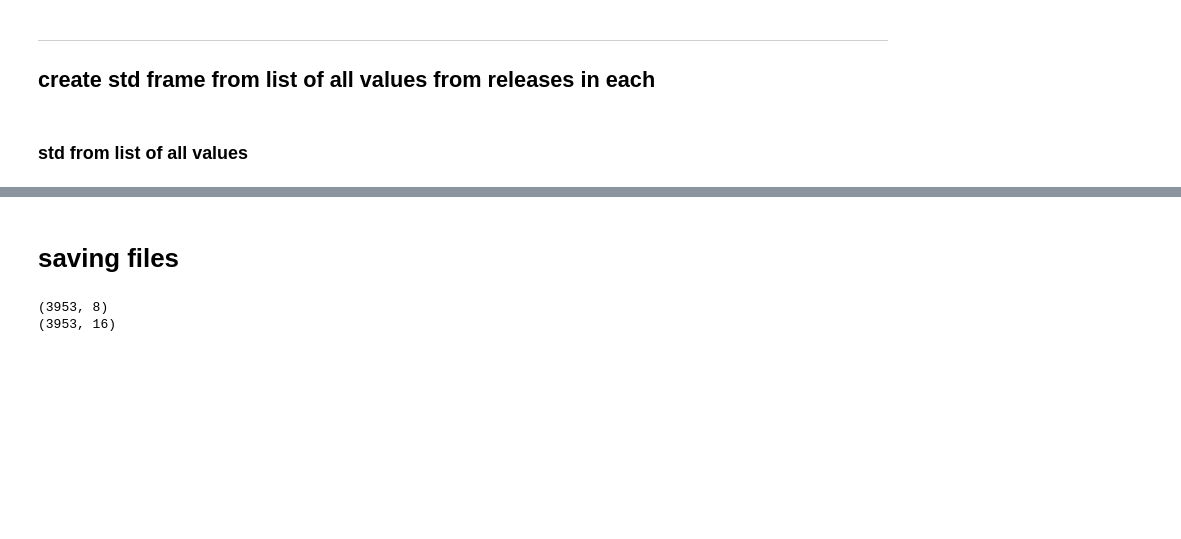
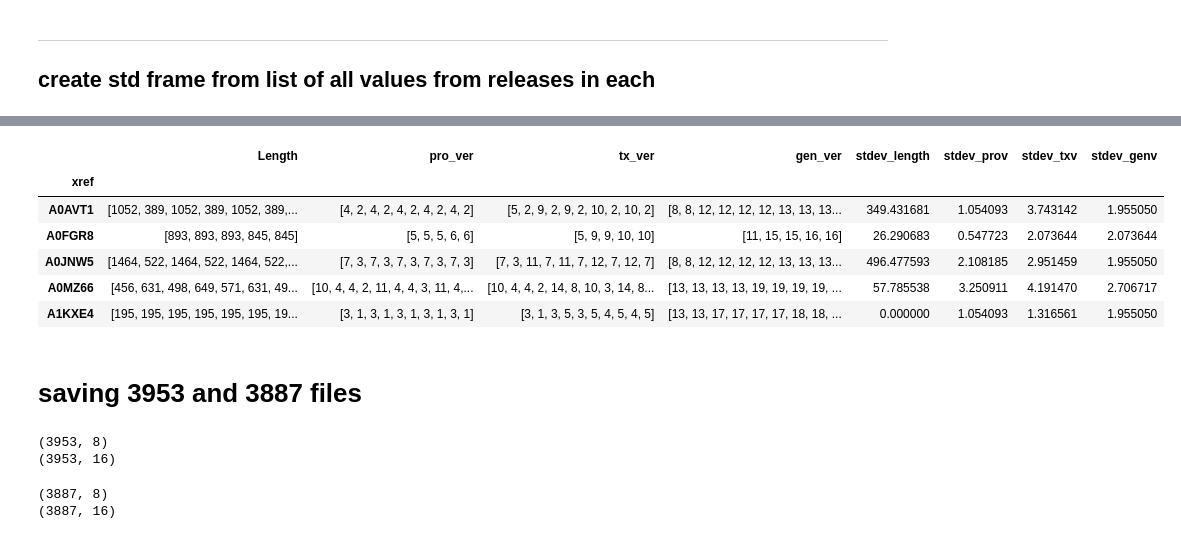
Before and after one commit to Mfpfox/MAPPING, a Jupyter notebook: E19_11_18_calc_multimapping.ipynb, the cells around one changed output, grey strips where cells are left out. Saved outputs shown, nothing was run; the diff lists cells and outputs as text; code cells hidden in the pictures; blank space fills up the shorter version.

```diff
--- a/E19_11_18_calc_multimapping.ipynb
+++ b/E19_11_18_calc_multimapping.ipynb
@@ -313,6 +316,12 @@ v92 = pd.read_csv("v92_fasta_merge_xref_3953IDs_10395.csv")
 v94 = pd.read_csv("v94_fasta_merge_xref_3953IDs_10612.csv")
 v96 = pd.read_csv("v96_fasta_merge_xref_3953IDs_10663.csv")
 v97 = pd.read_csv("v97_fasta_merge_xref_3953IDs_10564.csv")
+# %%
+v85share = pd.read_csv("v85_fasta_merge_xref_8861IDs_3887.csv")
+v92share = pd.read_csv("v92_fasta_merge_xref_8861IDs_3887.csv")
+v94share = pd.read_csv("v94_fasta_merge_xref_8861IDs_3887.csv")
+v96share = pd.read_csv("v96_fasta_merge_xref_8861IDs_3887.csv")
+v97share = pd.read_csv("v97_fasta_merge_xref_8861IDs_3887.csv")
 # %%
 all_3953 = pd.concat([v85,v92, v94, v96, v97])
 describeMe(all_3953)
@@ -335,3 +344,6 @@ pro_ver         0
 tx_ver          0
 gen_ver         0
 dtype: int64
+# %%
+share_3887 = pd.concat([v85share,v92share, v94share, v96share, v97share])
+describeMe(share_3887)
@@ -414,2 +498,0 @@ list_columns = pd.concat([Length_all_3953, prov_all_3953, txv_all_3953, genv_all
-# %% [markdown]
-### std from list of all values
@@ -429,8 +506,31 @@ list_columns.head(5)
 | A0JNW5 | [1464, 522, 1114, 1464, 522, 1464... | [7, 3, 2, 7, 3, 7, 3, 7, 3, 7, 3] | [7, 3, 2, 11, 7, 11, 7, 12, 7, 12... | [8, 8, 8, 12, 12, 12, 12, 13, 13,... | 472.410838 | 2.195036 | 3.400535 | 2.148996 |
 | A0MZ66 | [456, 631, 498, 649, 571, 631, 49... | [10, 4, 4, 2, 11, 4, 4, 3, 1, 11,... | [10, 4, 4, 2, 14, 8, 10, 3, 4, 14... | [13, 13, 13, 13, 19, 19, 19, 19, ... | 66.535977 | 3.396503 | 4.116950 | 2.518051 |
 | A1KXE4 | [195, 195, 195, 195, 195, 195, 19... | [3, 1, 3, 1, 3, 1, 3, 1, 3, 1] | [3, 1, 3, 5, 3, 5, 4, 5, 4, 5] | [13, 13, 17, 17, 17, 17, 18, 18, ... | 0.000000 | 1.054093 | 1.316561 | 1.955050 |
+# %%
+# version 3887
+Length_share_3887 = share_3887.groupby('xref')['Length'].apply(list)
+prov_share_3887 = share_3887.groupby('xref')['pro_ver'].apply(list)
+txv_share_3887 = share_3887.groupby('xref')['tx_ver'].apply(list)
+genv_share_3887 = share_3887.groupby('xref')['gen_ver'].apply(list)
+# concat
+list_columns2 = pd.concat([Length_share_3887, prov_share_3887, txv_share_3887, genv_share_3887], axis=1)
+# creating column for number of ENSP ids
+list_columns2['stdev_length'] = list_columns2['Length'].apply(lambda x: stdev(x))
+list_columns2['stdev_prov'] = list_columns2['pro_ver'].apply(lambda x: stdev(x))
+list_columns2['stdev_txv'] = list_columns2['tx_ver'].apply(lambda x: stdev(x))
+list_columns2['stdev_genv'] = list_columns2['gen_ver'].apply(lambda x: stdev(x))
+# %%
+list_columns2.head(5)
+# %% [output]
+|  | Length | pro_ver | tx_ver | gen_ver | stdev_length | stdev_prov | stdev_txv | stdev_genv |
+| xref |  |  |  |  |  |  |  |  |
+| A0AVT1 | [1052, 389, 1052, 389, 1052, 389,... | [4, 2, 4, 2, 4, 2, 4, 2, 4, 2] | [5, 2, 9, 2, 9, 2, 10, 2, 10, 2] | [8, 8, 12, 12, 12, 12, 13, 13, 13... | 349.431681 | 1.054093 | 3.743142 | 1.955050 |
+| A0FGR8 | [893, 893, 893, 845, 845] | [5, 5, 5, 6, 6] | [5, 9, 9, 10, 10] | [11, 15, 15, 16, 16] | 26.290683 | 0.547723 | 2.073644 | 2.073644 |
+| A0JNW5 | [1464, 522, 1464, 522, 1464, 522,... | [7, 3, 7, 3, 7, 3, 7, 3, 7, 3] | [7, 3, 11, 7, 11, 7, 12, 7, 12, 7] | [8, 8, 12, 12, 12, 12, 13, 13, 13... | 496.477593 | 2.108185 | 2.951459 | 1.955050 |
+| A0MZ66 | [456, 631, 498, 649, 571, 631, 49... | [10, 4, 4, 2, 11, 4, 4, 3, 11, 4,... | [10, 4, 4, 2, 14, 8, 10, 3, 14, 8... | [13, 13, 13, 13, 19, 19, 19, 19, ... | 57.785538 | 3.250911 | 4.191470 | 2.706717 |
+| A1KXE4 | [195, 195, 195, 195, 195, 195, 19... | [3, 1, 3, 1, 3, 1, 3, 1, 3, 1] | [3, 1, 3, 5, 3, 5, 4, 5, 4, 5] | [13, 13, 17, 17, 17, 17, 18, 18, ... | 0.000000 | 1.054093 | 1.316561 | 1.955050 |
 # %% [markdown]
-# saving files
+# saving 3953 and 3887 files
 # %%
 print(list_columns.shape)
 print(set_columns.shape)
@@ -442,0 +543,9 @@ list_columns.to_csv("ALL_releases_list_stdev_ID_versions_3953.csv")
+# %%
+print(list_columns2.shape)
+print(set_columns2.shape)
+
+set_columns2.to_csv("ALL_releases_set_counts_ID_types_3887.csv")
+list_columns2.to_csv("ALL_releases_list_stdev_ID_versions_3887.csv")
+# %% [output]
+(3887, 8)
+(3887, 16)
```
Also changed, not shown: parts of 26 cells of this notebook, 4 other files.
